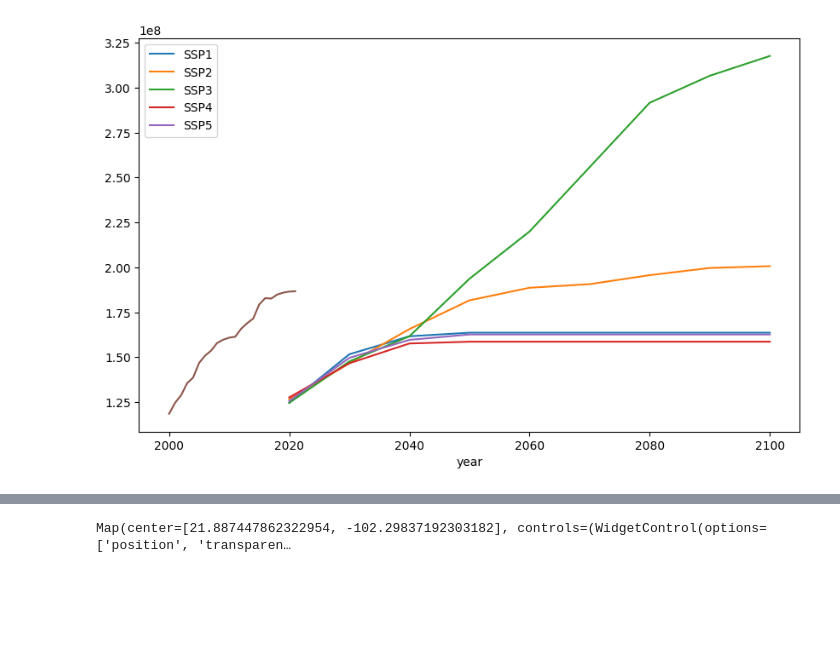
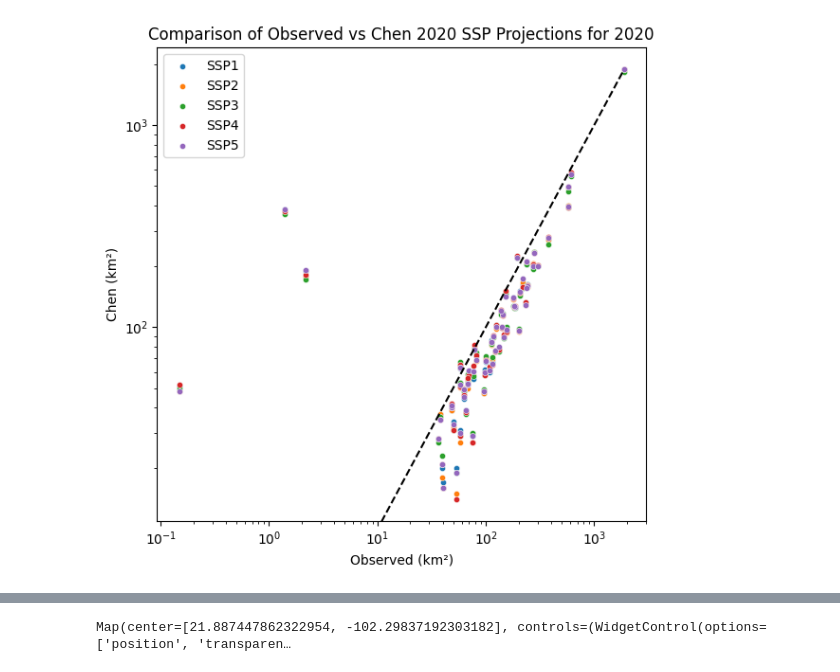
Before and after one commit to RodolfoFigueroa/nu-afolu, a Jupyter notebook: test.ipynb, the cells around one changed output, grey strips where cells are left out. Saved outputs shown, nothing was run; the diff lists cells and outputs as text; code cells hidden in the pictures; blank space fills up the shorter version.

```diff
--- a/test.ipynb
+++ b/test.ipynb
@@ -37,16 +233,0 @@ bbox_buffered = bbox.buffer(10_000)
-# %%
-col_chen = ee.ImageCollection(
-    "projects/sat-io/open-datasets/FUTURE-URBAN-LAND/CHEN_2020_2100"
-)
-
-ssp_images: dict[str, ee.Image] = {}
-for suffix in range(1, 6):
-    name = f"SSP{suffix}"
-    ssp_images[name] = (
-        col_chen.select(name)
-        .toBands()
-        .rename([str(year) for year in range(2020, 2101, 10)])
-        .eq(ee.Number(2))
-        .clip(bbox_buffered)
-        .selfMask()
-    )
@@ -84,6 +281,15 @@ df_chen = reduce_ssp_col(col_chen, geometry=bbox, scale=1000)
-# %%
-fig, ax = plt.subplots(figsize=(10, 6))
-df_chen.plot(ax=ax)
-_ = df_area["settlements"].plot(ax=ax)
-# %% [output]
-[figure, removed]
+# %%
+fig, ax = plt.subplots(figsize=(6, 6))
+ax.set_xscale("log")
+ax.set_yscale("log")
+
+for suffix in range(1, 6):
+    sns.scatterplot(x=y, y=yhat[f"SSP{suffix}"], ax=ax, label=f"SSP{suffix}", s=20)
+ax.plot([0, y.max()], [0, y.max()], "k--")
+
+ax.set_title("Comparison of Observed vs Chen 2020 SSP Projections for 2020")
+ax.set_xlabel("Observed (km²)")
+ax.set_ylabel("Chen (km²)")
+fig.tight_layout()
+# %% [output]
+[figure, added]
```
Also changed, not shown: parts of 17 cells of this notebook, 2 other files.
